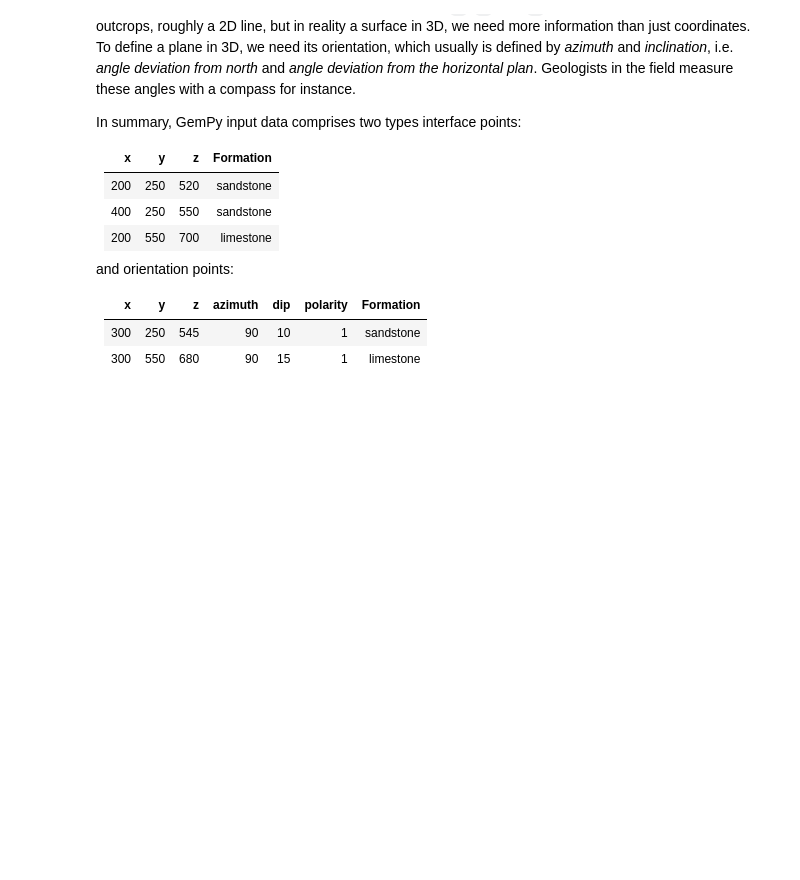
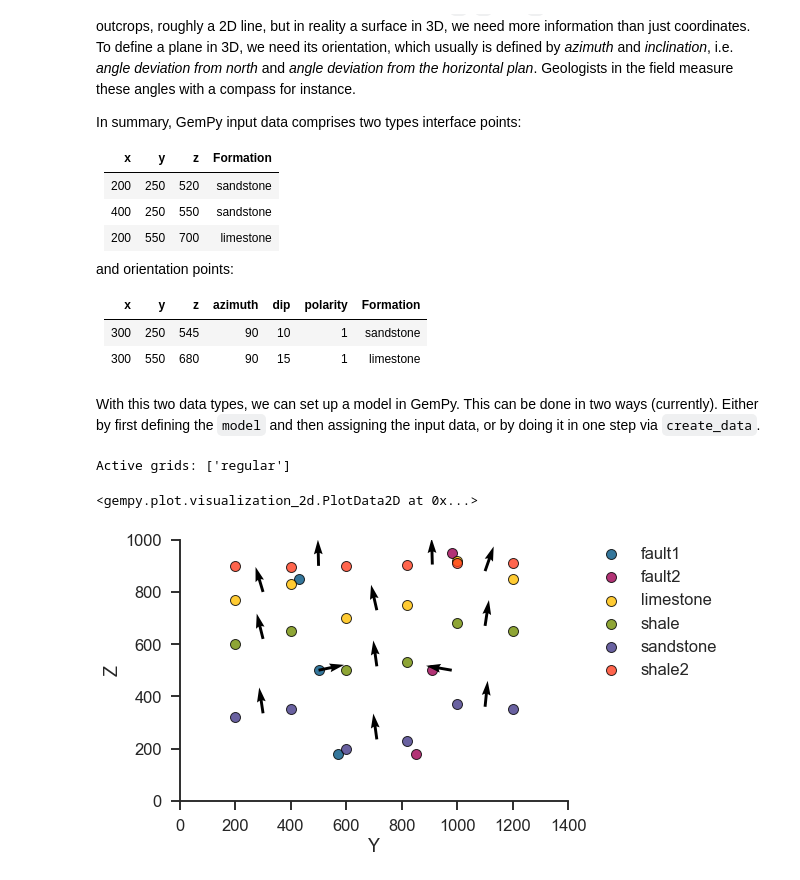
Before and after one commit to Japhiolite/PCT-modelling, a Jupyter notebook: notebooks/GemPy-feature_compilation.ipynb, the cells around one changed output. Drawn from its saved outputs; the diff is of its cells as text; code cells hidden in the pictures; blank space fills up the shorter version.

Commit message:
fix csv and finish graben toy model

```diff
--- a/notebooks/GemPy-feature_compilation.ipynb
+++ b/notebooks/GemPy-feature_compilation.ipynb
@@ -26,0 +32,23 @@ In summary, GemPy input data comprises two types interface points:
+# %% [markdown]
+With this two data types, we can set up a model in GemPy. This can be done in two ways (currently). Either by first defining the `model` and then assigning the input data, or by doing it in one step via `create_data`.
+# %%
+# 1st option
+geo_model = gp.create_model('Trough')
+
+# set model extent and feed it some input data
+gp.init_data(geo_model, [0, 400., 0, 1400., 0, 1000.], [8, 100, 100],
+                        path_o = '../data/graben_test_orientations.csv',
+                        path_i = '../data/graben_test_interfaces.csv', default_values=False);
+# %% [output]
+Active grids: ['regular']
+# %%
+# 2nd option
+geo_model = gp.create_data([0, 400., 0, 1400., 0, 1000.], [8, 100, 100],
+                        path_o = '../data/graben_test_orientations.csv',
+                        path_i = '../data/graben_test_interfaces.csv', default_values=False);
+# %%
+# display of the data we loaded
+gp.plot.plot_data(geo_model, direction='x')
+# %% [output]
+<gempy.plot.visualization_2d.PlotData2D at 0x...>
+[figure, added]
```
Also changed, not shown: parts of 1 cell of this notebook, 7 other files.
